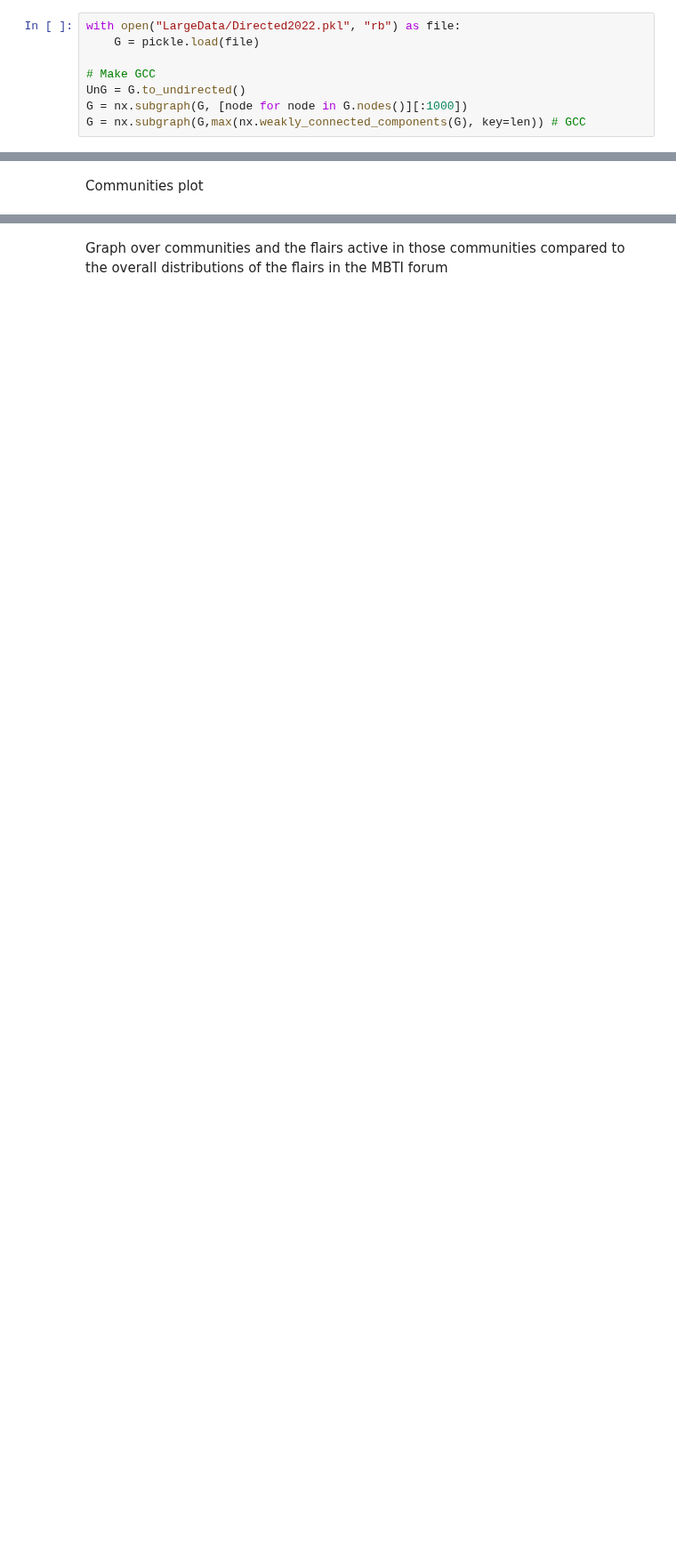
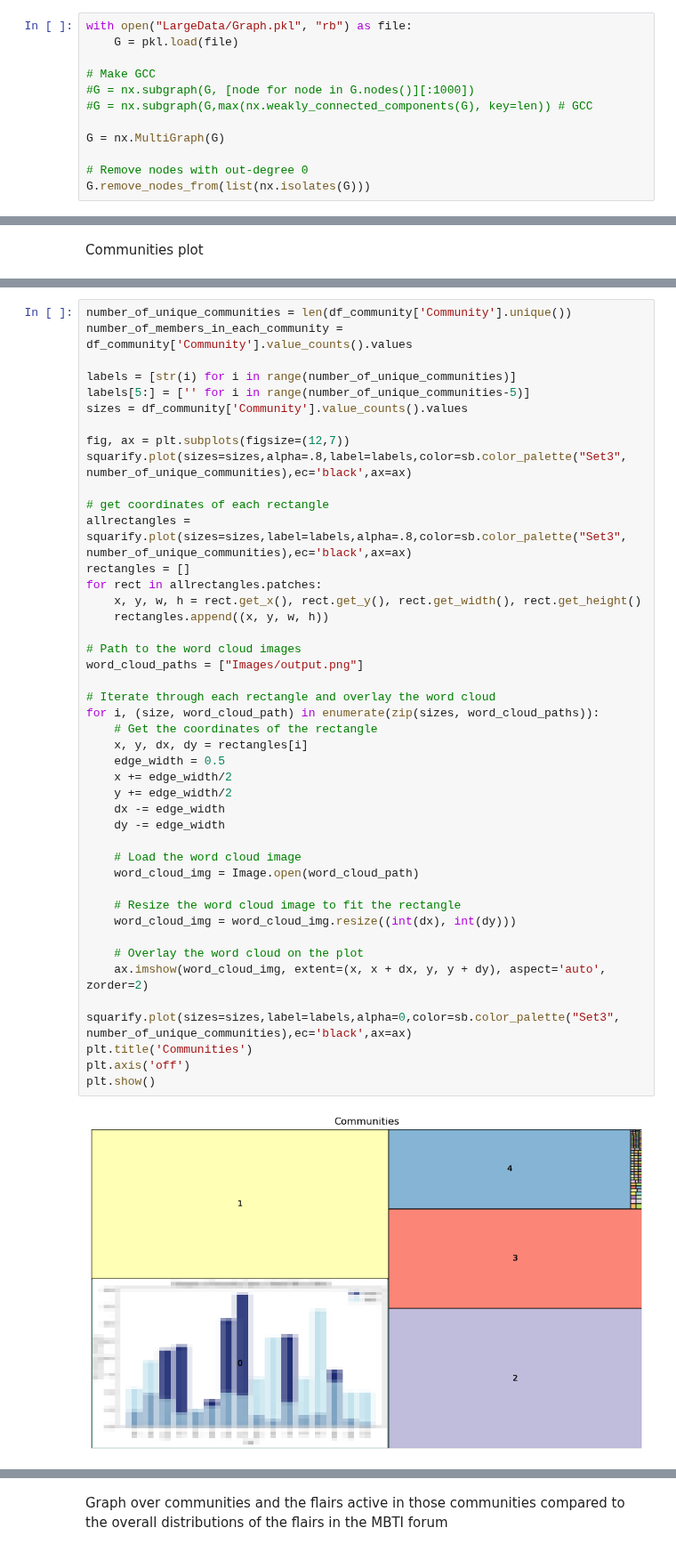
Before and after one commit to luchsonice/MBTI, a Jupyter notebook: 5_Communities.ipynb, the cells around one changed output, grey strips where cells are left out. Shown at 89% size. Saved outputs shown, nothing was run; the diff lists cells and outputs as text; blank space fills up the shorter version.

```diff
--- a/5_Communities.ipynb
+++ b/5_Communities.ipynb
@@ -18,11 +18,15 @@ import random
 [nltk_data]     /Users/luxonice/nltk_data...
 [nltk_data]   Package stopwords is already up-to-date!
 # %%
-with open("LargeData/Directed2022.pkl", "rb") as file:
-    G = pickle.load(file)
+with open("LargeData/Graph.pkl", "rb") as file:
+    G = pkl.load(file)
 
 # Make GCC
-UnG = G.to_undirected()
-G = nx.subgraph(G, [node for node in G.nodes()][:1000])
-G = nx.subgraph(G,max(nx.weakly_connected_components(G), key=len)) # GCC
+#G = nx.subgraph(G, [node for node in G.nodes()][:1000])
+#G = nx.subgraph(G,max(nx.weakly_connected_components(G), key=len)) # GCC
+
+G = nx.MultiGraph(G)
+
+# Remove nodes with out-degree 0
+G.remove_nodes_from(list(nx.isolates(G)))
 # %%
@@ -116,0 +111,46 @@ plt.show()
+# %%
+number_of_unique_communities = len(df_community['Community'].unique())
+number_of_members_in_each_community = df_community['Community'].value_counts().values
+
+labels = [str(i) for i in range(number_of_unique_communities)]
+labels[5:] = ['' for i in range(number_of_unique_communities-5)]
+sizes = df_community['Community'].value_counts().values
+
+fig, ax = plt.subplots(figsize=(12,7))
+squarify.plot(sizes=sizes,alpha=.8,label=labels,color=sb.color_palette("Set3", number_of_unique_communities),ec='black',ax=ax)
+
+# get coordinates of each rectangle
+allrectangles = squarify.plot(sizes=sizes,label=labels,alpha=.8,color=sb.color_palette("Set3", number_of_unique_communities),ec='black',ax=ax)
+rectangles = []
+for rect in allrectangles.patches:
+    x, y, w, h = rect.get_x(), rect.get_y(), rect.get_width(), rect.get_height()
+    rectangles.append((x, y, w, h))
+
+# Path to the word cloud images
+word_cloud_paths = ["Images/output.png"]
+
+# Iterate through each rectangle and overlay the word cloud
+for i, (size, word_cloud_path) in enumerate(zip(sizes, word_cloud_paths)):
+    # Get the coordinates of the rectangle
+    x, y, dx, dy = rectangles[i]
+    edge_width = 0.5
+    x += edge_width/2
+    y += edge_width/2
+    dx -= edge_width
+    dy -= edge_width
+
+    # Load the word cloud image
+    word_cloud_img = Image.open(word_cloud_path)
+
+    # Resize the word cloud image to fit the rectangle
+    word_cloud_img = word_cloud_img.resize((int(dx), int(dy)))
+
+    # Overlay the word cloud on the plot
+    ax.imshow(word_cloud_img, extent=(x, x + dx, y, y + dy), aspect='auto', zorder=2)
+
+squarify.plot(sizes=sizes,label=labels,alpha=0,color=sb.color_palette("Set3", number_of_unique_communities),ec='black',ax=ax)
+plt.title('Communities')
+plt.axis('off')
+plt.show()
+# %% [output]
+[figure, added]
```
Also changed, not shown: parts of 17 cells of this notebook.
